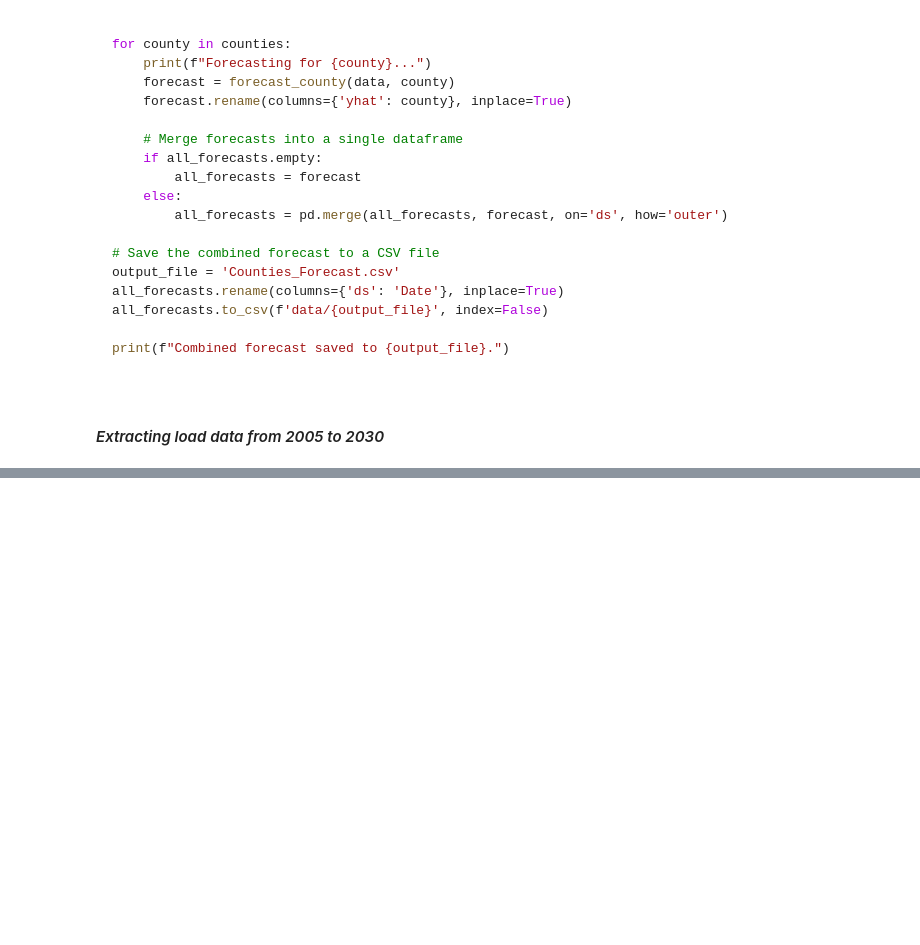
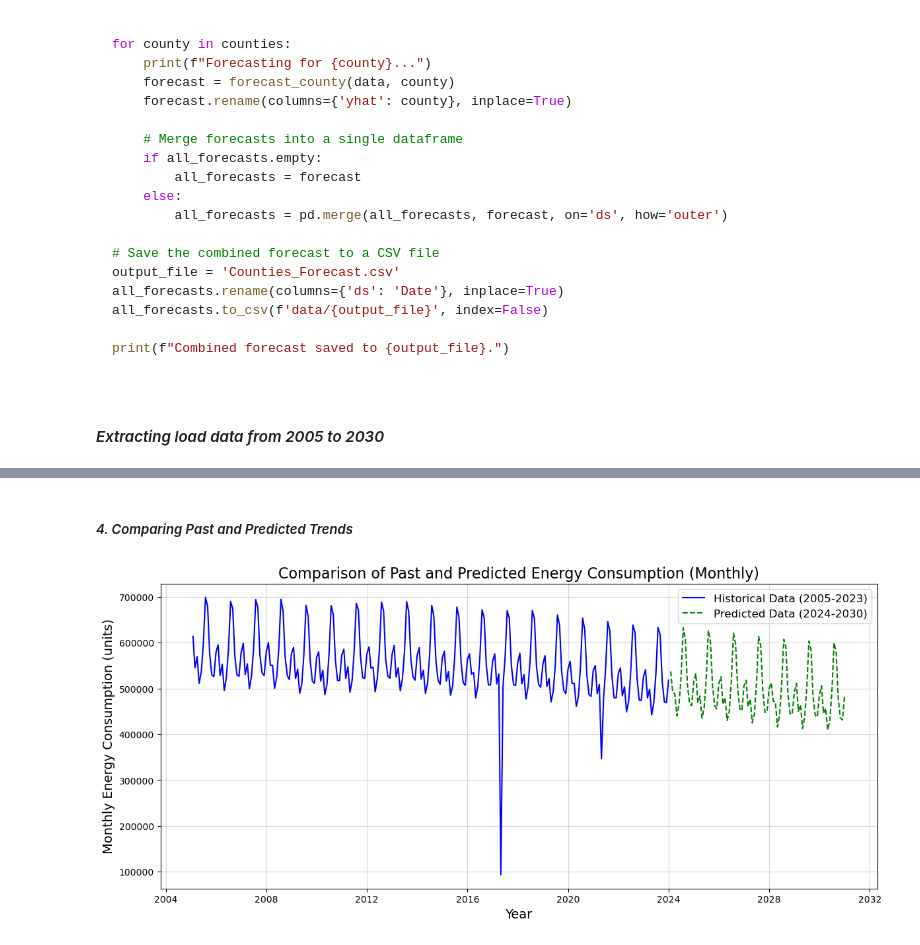
Before and after one commit to DamarTheMunginizer/New-York-State-Energy-Consumption, a Jupyter notebook: Load_Data.ipynb, the cells around one changed output, grey strips where cells are left out. Saved outputs shown, nothing was run; the diff lists cells and outputs as text; code cells hidden in the pictures; blank space fills up the shorter version.

```diff
--- a/Load_Data.ipynb
+++ b/Load_Data.ipynb
@@ -429,0 +504,18 @@ extract_data('Counties_Forecast.csv','2005-01-01','2030-12-31')
+# %% [markdown]
+##### *4. Comparing Past and Predicted Trends*
+# %%
+past_monthly_data = data.loc[data.index < '2024-01-01', 'Total Consumption'].resample('M').sum()
+future_monthly_data = data.loc[data.index >= '2024-01-01', 'Total Consumption'].resample('M').sum()
+
+plt.figure(figsize=(14, 6))
+plt.plot(past_monthly_data, label='Historical Data (2005-2023)', color='blue')
+plt.plot(future_monthly_data, label='Predicted Data (2024-2030)', color='green', linestyle='--')
+plt.title('Comparison of Past and Predicted Energy Consumption (Monthly)', fontsize=16)
+plt.xlabel('Year', fontsize=14)
+plt.ylabel('Monthly Energy Consumption (units)', fontsize=14)
+plt.legend(fontsize=12)
+plt.grid(alpha=0.5)
+plt.savefig('data/visualization/past_vs_predicted_monthly_energy_consumption.png')
+plt.show()
+# %% [output]
+[figure, added]
```
Also changed, not shown: parts of 13 cells of this notebook, 4 other files.
